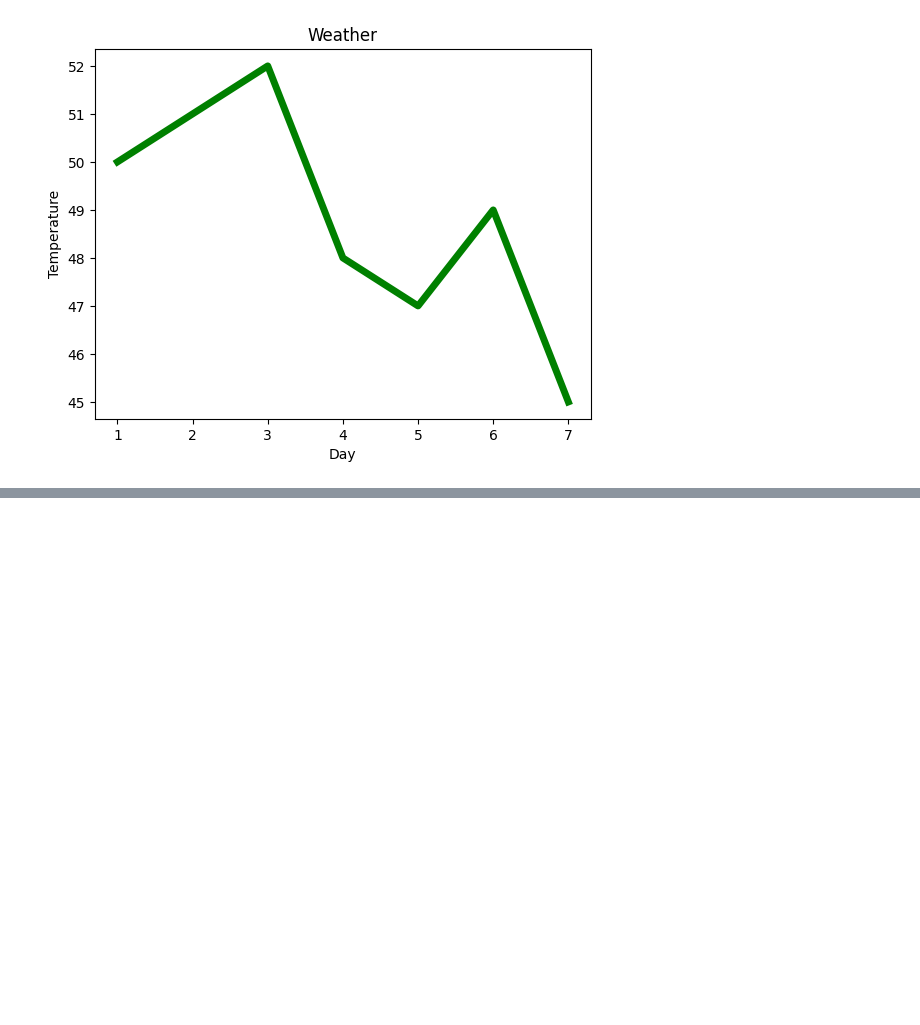
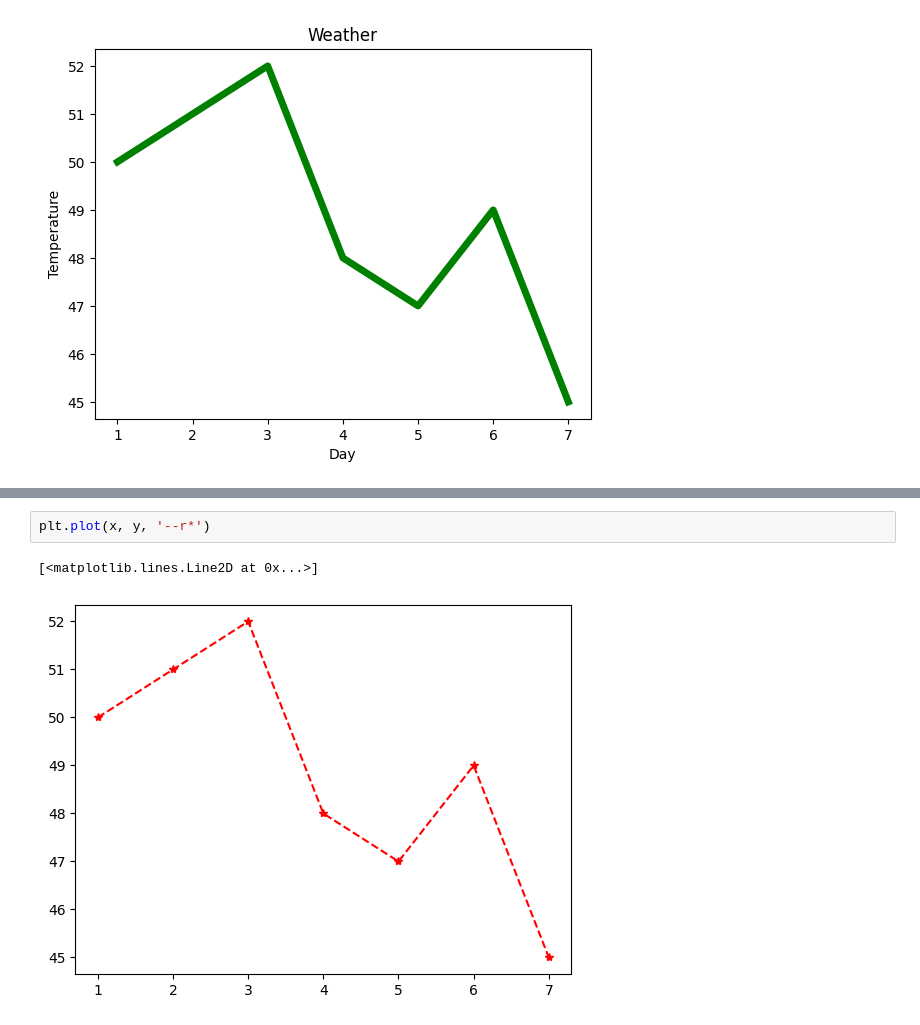
Before and after one commit to naween321/learning-ml, a Jupyter notebook: matplotlib/plot.ipynb, the cells around one changed output, grey strips where cells are left out. Saved outputs shown, nothing was run; the diff lists cells and outputs as text; blank space fills up the shorter version.

```diff
--- a/matplotlib/plot.ipynb
+++ b/matplotlib/plot.ipynb
@@ -14,0 +20,5 @@ plt.plot(x, y, color='green', linewidth=5)
+# %%
+plt.plot(x, y, '--r*')
+# %% [output]
+[<matplotlib.lines.Line2D at 0x...>]
+[figure, added]
```
Also changed, not shown: parts of 2 cells of this notebook.
